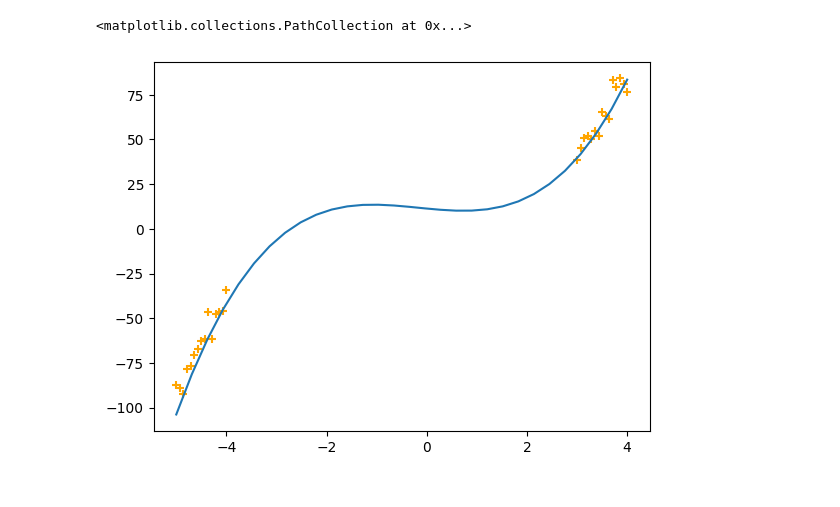
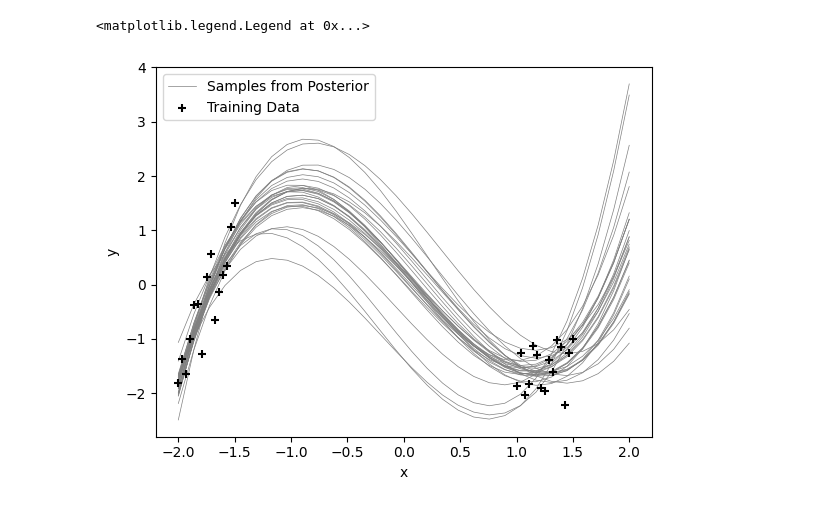
Before and after one commit to tomryan01/IIB_project_code, a Jupyter notebook: ld_sgd_sampling_least_squares.ipynb, the cells around one changed output. Saved outputs shown, nothing was run; the diff lists cells and outputs as text; code cells hidden in the pictures.

```diff
--- a/ld_sgd_sampling_least_squares.ipynb
+++ b/ld_sgd_sampling_least_squares.ipynb
@@ -65,6 +70,12 @@ plt.subplots_adjust(left=0.1,
-# %%
-plt.plot(x_test, sample @ phi(x_test))
-plt.scatter(x_train, y_train, marker='+', color='Orange')
-# %% [output]
-<matplotlib.collections.PathCollection at 0x...>
-[figure, removed]
+# %%
+fig, ax = plt.subplots()
+ax.plot(x_test, samples[0] @ phi(x_test), color='Grey', linewidth=0.5, label='Samples from Posterior')
+for s in samples[1:30]:
+	ax.plot(x_test, s @ phi(x_test), color='Grey', linewidth=0.5)
+ax.scatter(x_train, y_train, marker='+', color='Black', zorder=100, label='Training Data')
+ax.set_xlabel("x")
+ax.set_ylabel("y")
+ax.legend(loc='upper left')
+# %% [output]
+<matplotlib.legend.Legend at 0x...>
+[figure, added]
```
Also changed, not shown: parts of 5 cells of this notebook, 18 other files.
